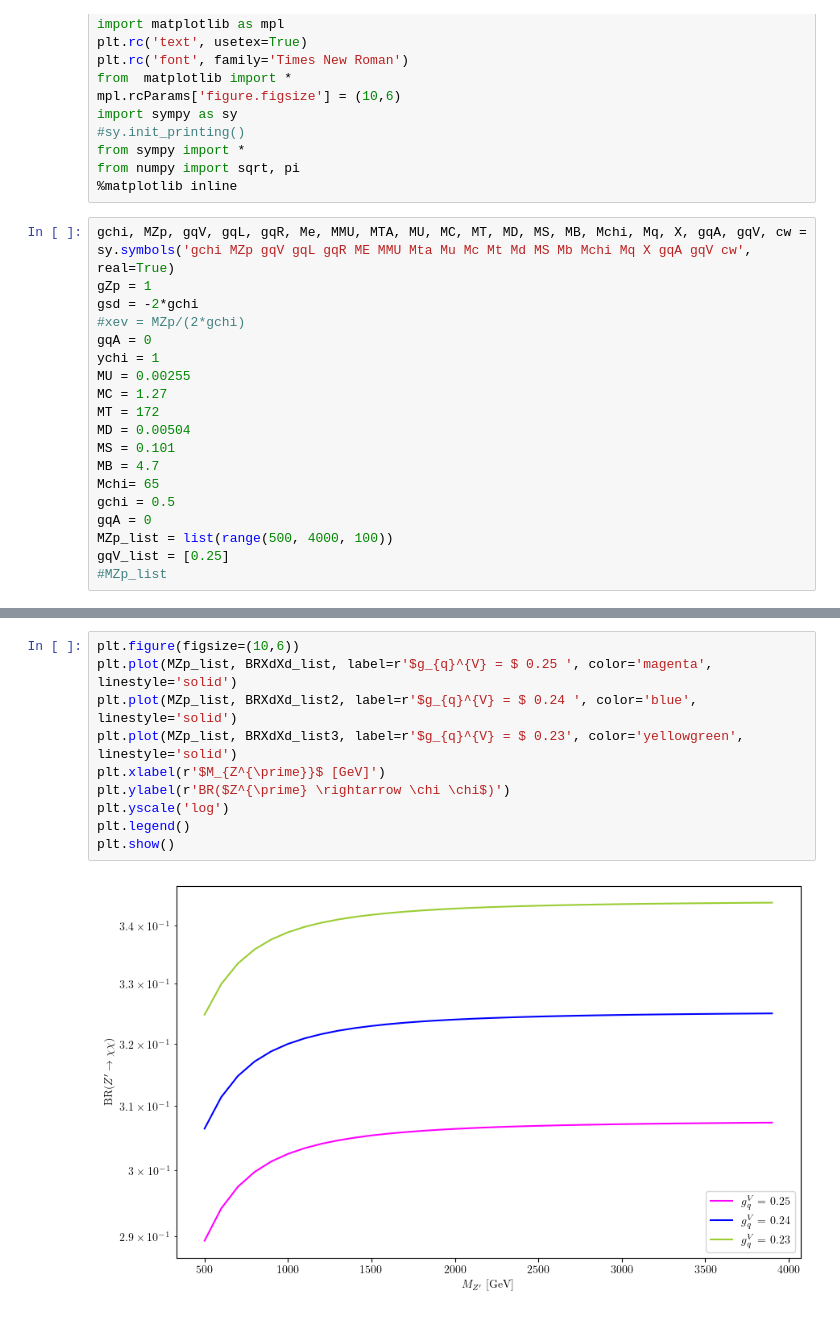
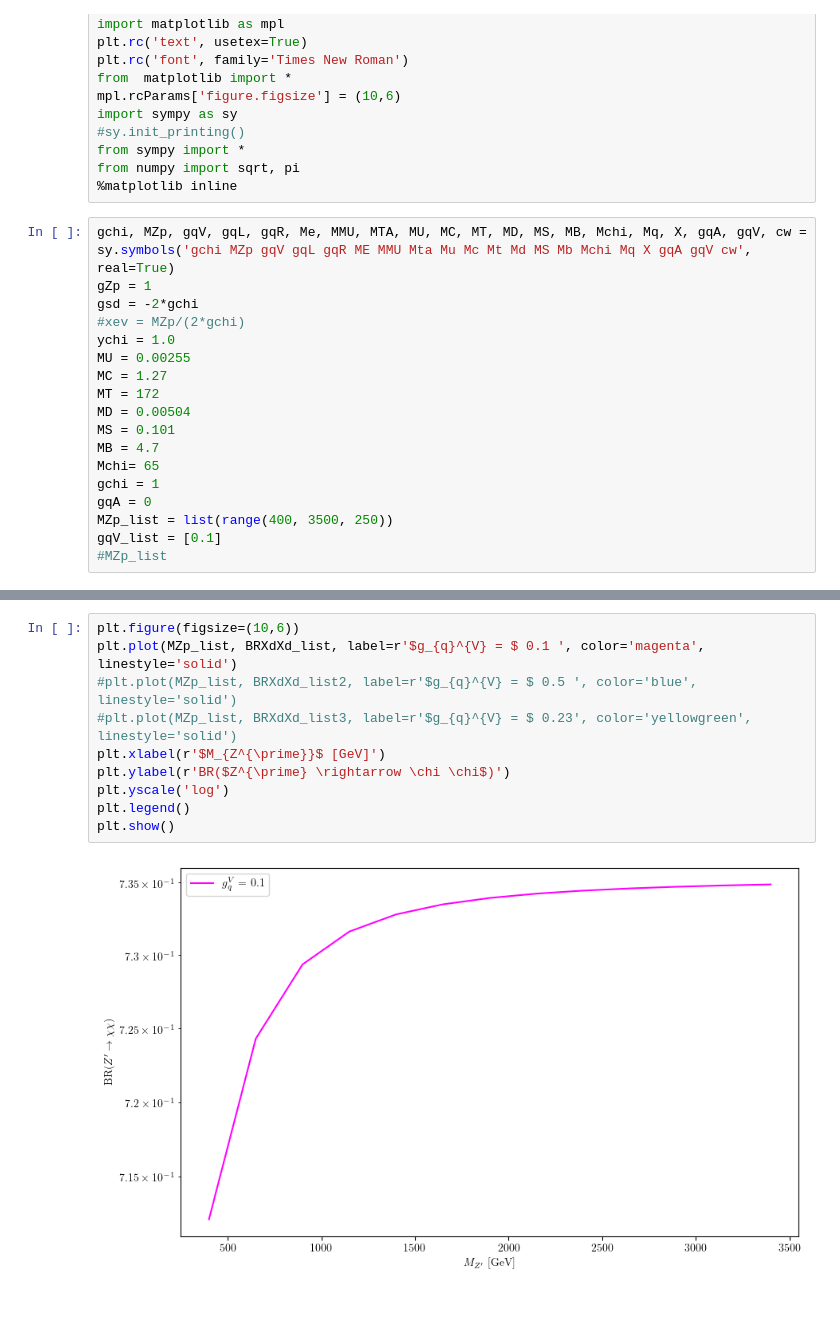
Before and after one commit to SModelS/smodelsv3-paper, a Jupyter notebook: notebooks/BR_Zp_Decays.ipynb, the cells around one changed output, grey strips where cells are left out. Cells and saved outputs as stored; diff of their text form.

Commit message:
plots

```diff
--- a/notebooks/BR_Zp_Decays.ipynb
+++ b/notebooks/BR_Zp_Decays.ipynb
@@ -26,8 +26,7 @@ gchi, MZp, gqV, gqL, gqR, Me, MMU, MTA, MU, MC, MT, MD, MS, MB, Mchi, Mq, X, gqA
 gZp = 1
 gsd = -2*gchi
 #xev = MZp/(2*gchi)
-gqA = 0
-ychi = 1
+ychi = 1.0
 MU = 0.00255
 MC = 1.27
 MT = 172
@@ -35,8 +34,8 @@ MD = 0.00504
 MS = 0.101
 MB = 4.7
 Mchi= 65
-gchi = 0.5
+gchi = 1
 gqA = 0
-MZp_list = list(range(500, 4000, 100))
-gqV_list = [0.25]
+MZp_list = list(range(400, 3500, 250))
+gqV_list = [0.1]
 #MZp_list
@@ -122,12 +117,12 @@ plt.show()
 # %%
 plt.figure(figsize=(10,6))
-plt.plot(MZp_list, BRXdXd_list, label=r'$g_{q}^{V} = $ 0.25 ', color='magenta', linestyle='solid')
-plt.plot(MZp_list, BRXdXd_list2, label=r'$g_{q}^{V} = $ 0.24 ', color='blue', linestyle='solid')
-plt.plot(MZp_list, BRXdXd_list3, label=r'$g_{q}^{V} = $ 0.23', color='yellowgreen', linestyle='solid')
+plt.plot(MZp_list, BRXdXd_list, label=r'$g_{q}^{V} = $ 0.1 ', color='magenta', linestyle='solid')
+#plt.plot(MZp_list, BRXdXd_list2, label=r'$g_{q}^{V} = $ 0.5 ', color='blue', linestyle='solid')
+#plt.plot(MZp_list, BRXdXd_list3, label=r'$g_{q}^{V} = $ 0.23', color='yellowgreen', linestyle='solid')
 plt.xlabel(r'$M_{Z^{\prime}}$ [GeV]')
 plt.ylabel(r'BR($Z^{\prime} \rightarrow \chi \chi$)')
 plt.yscale('log')
 plt.legend()
 plt.show()
 # %% [output]
-[figure, old version]
+[figure, new version]
```
Also changed, not shown: parts of 7 cells of this notebook, 33 other files.
